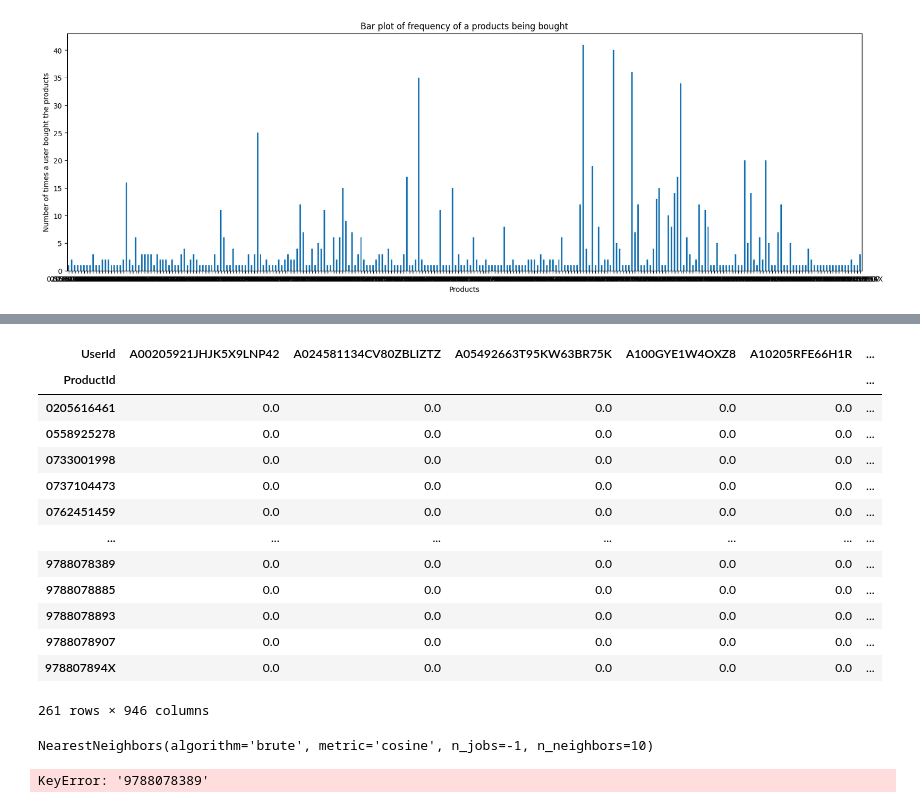
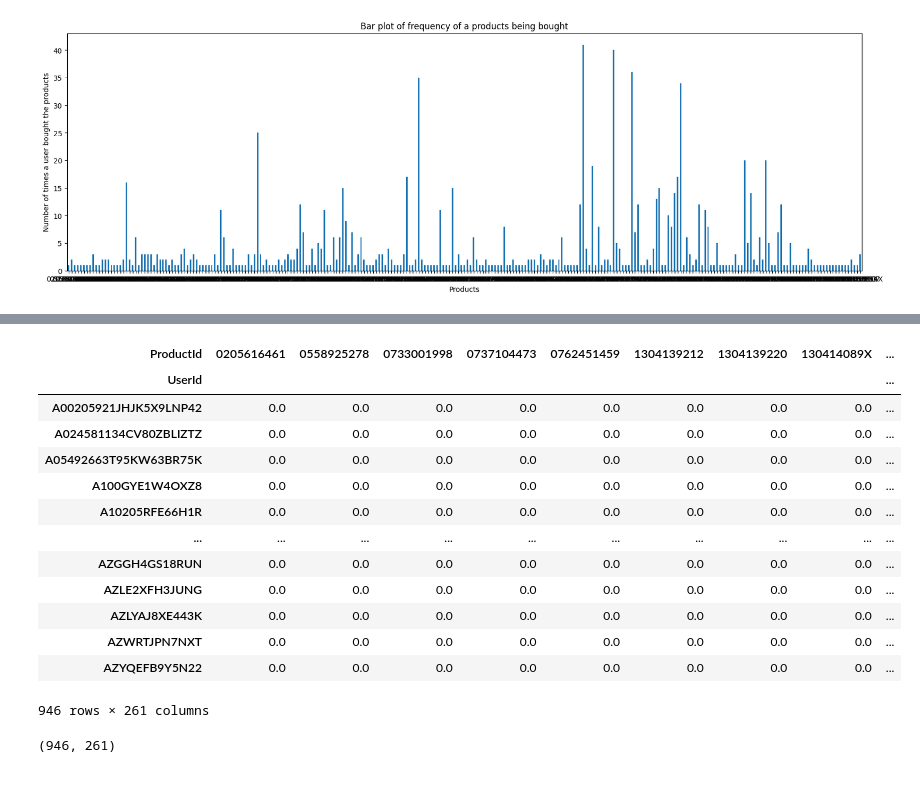
Before and after one commit to marshanabilah/recommendation-system, a Jupyter notebook: rec_system_ratings.ipynb, the cells around one changed output, grey strips where cells are left out. Saved outputs shown, nothing was run; the diff lists cells and outputs as text; code cells hidden in the pictures.

```diff
--- a/rec_system_ratings.ipynb
+++ b/rec_system_ratings.ipynb
@@ -102,25 +129,20 @@ Text(0, 0.5, 'Number of times a user bought the products')
 # %%
 # user-item matrix approach
 
-user_item_matrix = df_ratings.pivot_table(index='ProductId', columns='UserId', values='Rating').fillna(0)
+user_item_matrix = df_ratings.pivot_table(index='UserId', columns='ProductId', values='Rating', fill_value=0)
 user_item_matrix
 # %% [output]
-| UserId | A00205921JHJK5X9LNP42 | A024581134CV80ZBLIZTZ | A05492663T95KW63BR75K | A100GYE1W4OXZ8 | A10205RFE66H1R | ... |
-| ProductId |  |  |  |  |  | ... |
-| 0205616461 | 0.0 | 0.0 | 0.0 | 0.0 | 0.0 | ... |
-| 0558925278 | 0.0 | 0.0 | 0.0 | 0.0 | 0.0 | ... |
-| 0733001998 | 0.0 | 0.0 | 0.0 | 0.0 | 0.0 | ... |
-| 0737104473 | 0.0 | 0.0 | 0.0 | 0.0 | 0.0 | ... |
-| 0762451459 | 0.0 | 0.0 | 0.0 | 0.0 | 0.0 | ... |
-| ... | ... | ... | ... | ... | ... | ... |
-| 9788078389 | 0.0 | 0.0 | 0.0 | 0.0 | 0.0 | ... |
-| 9788078885 | 0.0 | 0.0 | 0.0 | 0.0 | 0.0 | ... |
-| 9788078893 | 0.0 | 0.0 | 0.0 | 0.0 | 0.0 | ... |
-| 9788078907 | 0.0 | 0.0 | 0.0 | 0.0 | 0.0 | ... |
-| 978807894X | 0.0 | 0.0 | 0.0 | 0.0 | 0.0 | ... |
+| ProductId | 0205616461 | 0558925278 | 0733001998 | 0737104473 | 0762451459 | 1304139212 | 1304139220 | 130414089X | ... |
+| UserId |  |  |  |  |  |  |  |  | ... |
+| A00205921JHJK5X9LNP42 | 0.0 | 0.0 | 0.0 | 0.0 | 0.0 | 0.0 | 0.0 | 0.0 | ... |
+| A024581134CV80ZBLIZTZ | 0.0 | 0.0 | 0.0 | 0.0 | 0.0 | 0.0 | 0.0 | 0.0 | ... |
+| A05492663T95KW63BR75K | 0.0 | 0.0 | 0.0 | 0.0 | 0.0 | 0.0 | 0.0 | 0.0 | ... |
+| A100GYE1W4OXZ8 | 0.0 | 0.0 | 0.0 | 0.0 | 0.0 | 0.0 | 0.0 | 0.0 | ... |
+| A10205RFE66H1R | 0.0 | 0.0 | 0.0 | 0.0 | 0.0 | 0.0 | 0.0 | 0.0 | ... |
+| ... | ... | ... | ... | ... | ... | ... | ... | ... | ... |
+| AZGGH4GS18RUN | 0.0 | 0.0 | 0.0 | 0.0 | 0.0 | 0.0 | 0.0 | 0.0 | ... |
+| AZLE2XFH3JUNG | 0.0 | 0.0 | 0.0 | 0.0 | 0.0 | 0.0 | 0.0 | 0.0 | ... |
+| AZLYAJ8XE443K | 0.0 | 0.0 | 0.0 | 0.0 | 0.0 | 0.0 | 0.0 | 0.0 | ... |
+| AZWRTJPN7NXT | 0.0 | 0.0 | 0.0 | 0.0 | 0.0 | 0.0 | 0.0 | 0.0 | ... |
+| AZYQEFB9Y5N22 | 0.0 | 0.0 | 0.0 | 0.0 | 0.0 | 0.0 | 0.0 | 0.0 | ... |
-261 rows × 946 columns
+946 rows × 261 columns
-# %%
-cf_knn_model=NearestNeighbors(metric='cosine',algorithm='brute', n_neighbors=10, n_jobs=-1)
-cf_knn_model.fit(user_item_matrix)
-# %% [output]
-NearestNeighbors(algorithm='brute', metric='cosine', n_jobs=-1, n_neighbors=10)
@@ -139,5 +149,4 @@ def product_recommender(product_id, matrix, cf_model, n_recs):
-# %%
-n_recs = 10
-product_recommender('9788078389', user_item_matrix, cf_knn_model, n_recs)
-# %% [output]
-KeyError: '9788078389'
+# %%
+user_item_matrix.shape
+# %% [output]
+(946, 261)
```
Also changed, not shown: parts of 16 cells of this notebook.
